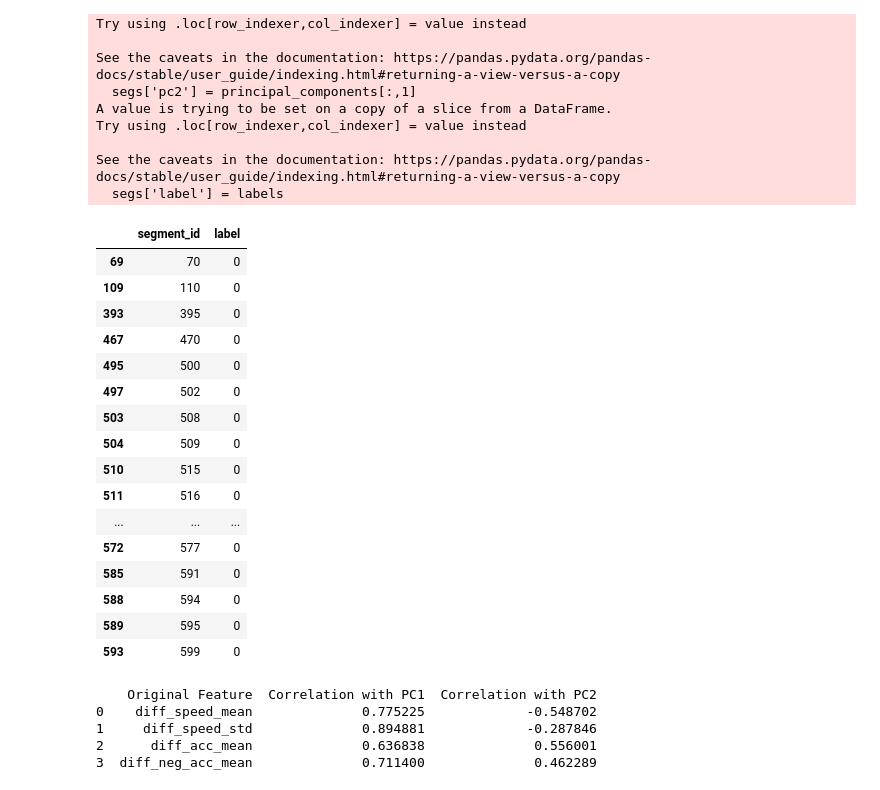
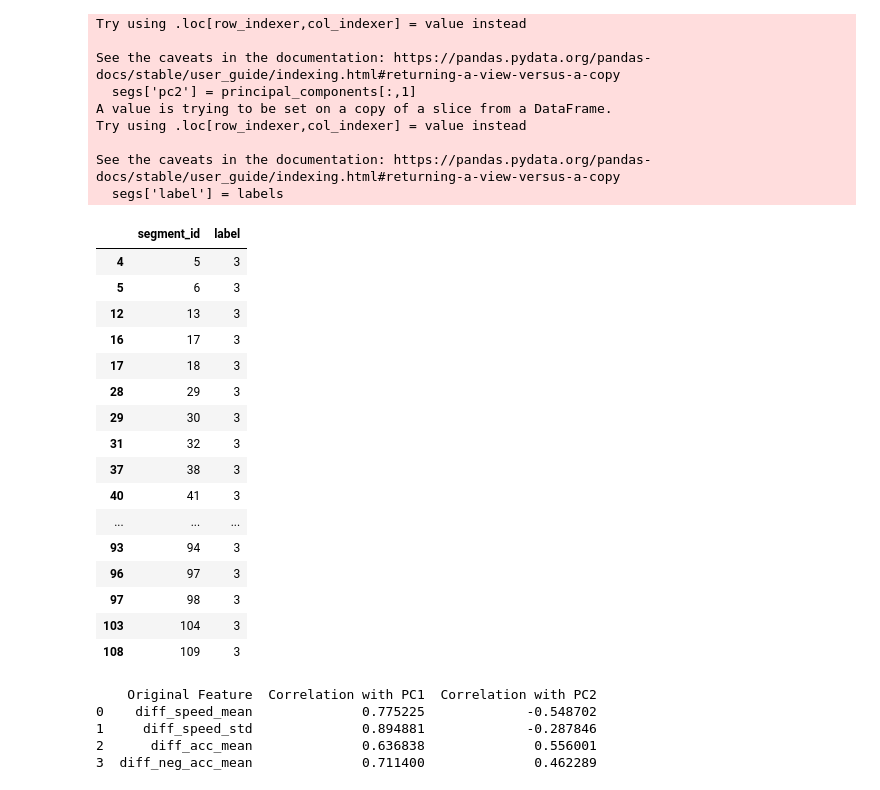
Before and after one commit to DriverBehaviour-FYP/Driver-Behaviour-Analysis, a Jupyter notebook: notebook/paper method.ipynb, the cells around one changed output. Saved outputs shown, nothing was run; the diff lists cells and outputs as text; code cells hidden in the pictures.

Commit message:
segment visualization technique

```diff
--- a/notebook/paper method.ipynb
+++ b/notebook/paper method.ipynb
@@ -195,25 +195,25 @@ Try using .loc[row_indexer,col_indexer] = value instead
 See the caveats in the documentation: https://pandas.pydata.org/pandas-docs/stable/user_guide/indexing.html#returning-a-view-versus-a-copy
   segs['label'] = labels
 # %%
-segs[['segment_id','label' ]][segs['label']==0].head(30)
+segs[['segment_id','label' ]][segs['label']==3].head(30)
 # %% [output]
 |  | segment_id | label |
-| 69 | 70 | 0 |
-| 109 | 110 | 0 |
-| 393 | 395 | 0 |
-| 467 | 470 | 0 |
-| 495 | 500 | 0 |
-| 497 | 502 | 0 |
-| 503 | 508 | 0 |
-| 504 | 509 | 0 |
-| 510 | 515 | 0 |
-| 511 | 516 | 0 |
+| 4 | 5 | 3 |
+| 5 | 6 | 3 |
+| 12 | 13 | 3 |
+| 16 | 17 | 3 |
+| 17 | 18 | 3 |
+| 28 | 29 | 3 |
+| 29 | 30 | 3 |
+| 31 | 32 | 3 |
+| 37 | 38 | 3 |
+| 40 | 41 | 3 |
 | ... | ... | ... |
-| 572 | 577 | 0 |
-| 585 | 591 | 0 |
-| 588 | 594 | 0 |
-| 589 | 595 | 0 |
-| 593 | 599 | 0 |
+| 93 | 94 | 3 |
+| 96 | 97 | 3 |
+| 97 | 98 | 3 |
+| 103 | 104 | 3 |
+| 108 | 109 | 3 |
 # %%
 important_features = [ 'diff_speed_mean', 'diff_speed_std', 'diff_acc_mean', 'diff_neg_acc_mean', 'pc1', 'pc2','segment_id']
 imp_data = segs[important_features]
```
Also changed, not shown: parts of 2 cells of this notebook, 2 other files.
